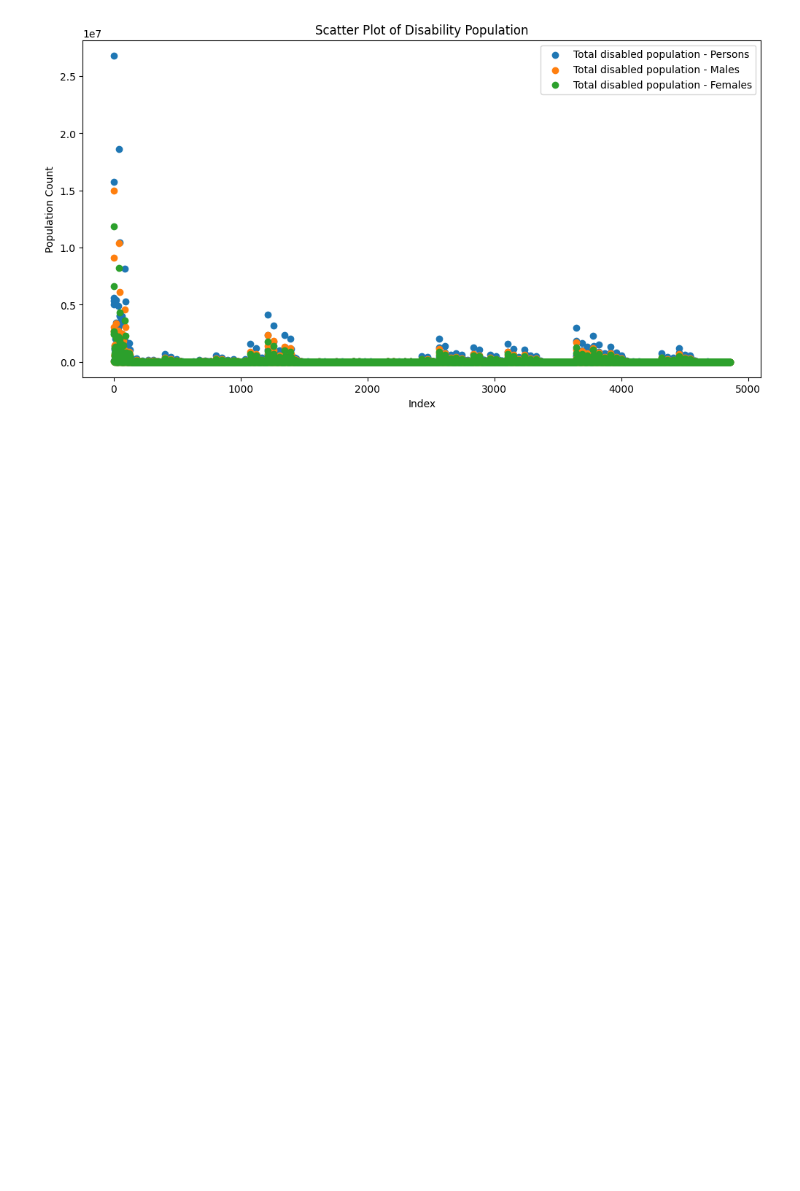
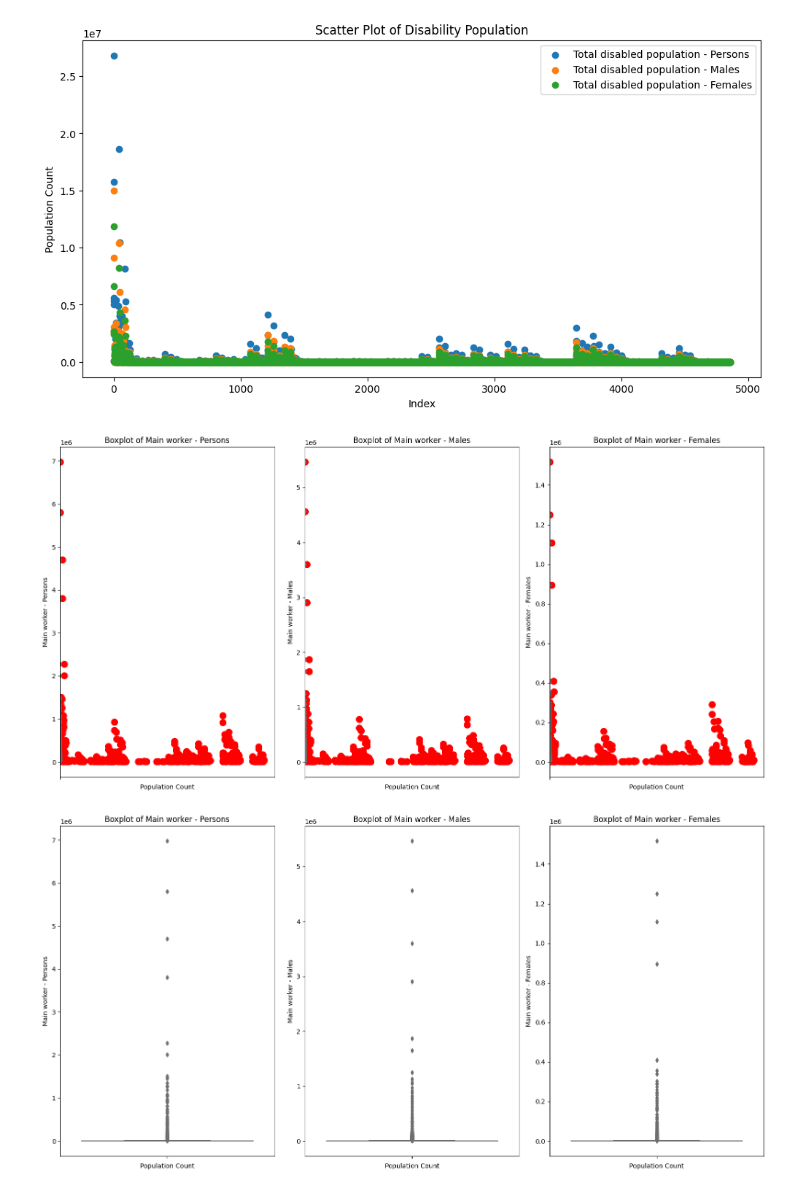
Before and after one commit to shiyaamsunder/bda, a Jupyter notebook: Data_test_colab.ipynb, the cells around one changed output. Cells and saved outputs as stored; diff of their text form; code cells hidden in the pictures; blank space fills up the shorter version.

Commit message:
Outlier For Dataset One

```diff
--- a/Data_test_colab.ipynb
+++ b/Data_test_colab.ipynb
@@ -216,3 +216,61 @@ plt.show()
 [752 rows x 14 columns]
 [figure]
 [figure]
+# %%
+import pandas as pd
+import seaborn as sns
+import matplotlib.pyplot as plt
+
+# Assuming 'df' is your DataFrame
+# Selecting relevant columns for outlier detection
+numerical_columns = [
+    'Main worker - Persons',
+    'Main worker - Males',
+    'Main worker - Females'
+]
+
+# Extracting numerical data
+numerical_data = df[numerical_columns]
+
+# Function to identify outliers using IQR method
+def identify_outliers(data):
+    Q1 = data.quantile(0.25)
+    Q3 = data.quantile(0.75)
+    IQR = Q3 - Q1
+    lower_bound = Q1 - 1.5 * IQR
+    upper_bound = Q3 + 1.5 * IQR
+    return (data < lower_bound) | (data > upper_bound)
+
+# Create a larger figure with individual boxplots
+plt.figure(figsize=(16, 8))
+
+for i, column in enumerate(numerical_columns, 1):
+    plt.subplot(1, len(numerical_columns), i)
+    sns.boxplot(y=numerical_data[column], showfliers=True, color='skyblue')
+    plt.title(f'Boxplot of {column}')
+    plt.ylabel(column)
+    plt.xlabel('Population Count')
+
+    # Annotate the outliers in the boxplot
+    outliers = numerical_data[column][identify_outliers(numerical_data[column])]
+    plt.scatter(x=outliers.index, y=outliers, color='red', marker='o', s=100, label=f'{column} Outliers')
+
+plt.tight_layout()
+plt.show()
+numerical_data = df[numerical_columns]
+
+# Create a larger figure with individual boxplots
+plt.figure(figsize=(16, 8))
+
+for i, column in enumerate(numerical_columns, 1):
+    plt.subplot(1, len(numerical_columns), i)
+    sns.boxplot(y=numerical_data[column], color='skyblue')
+    plt.title(f'Boxplot of {column}')
+    plt.ylabel(column)
+    plt.xlabel('Population Count')
+
+plt.tight_layout()
+plt.show()
+# %% [output]
+[figure, added]
+[figure, added]
```
Also changed, not shown: parts of 1 cell of this notebook.
